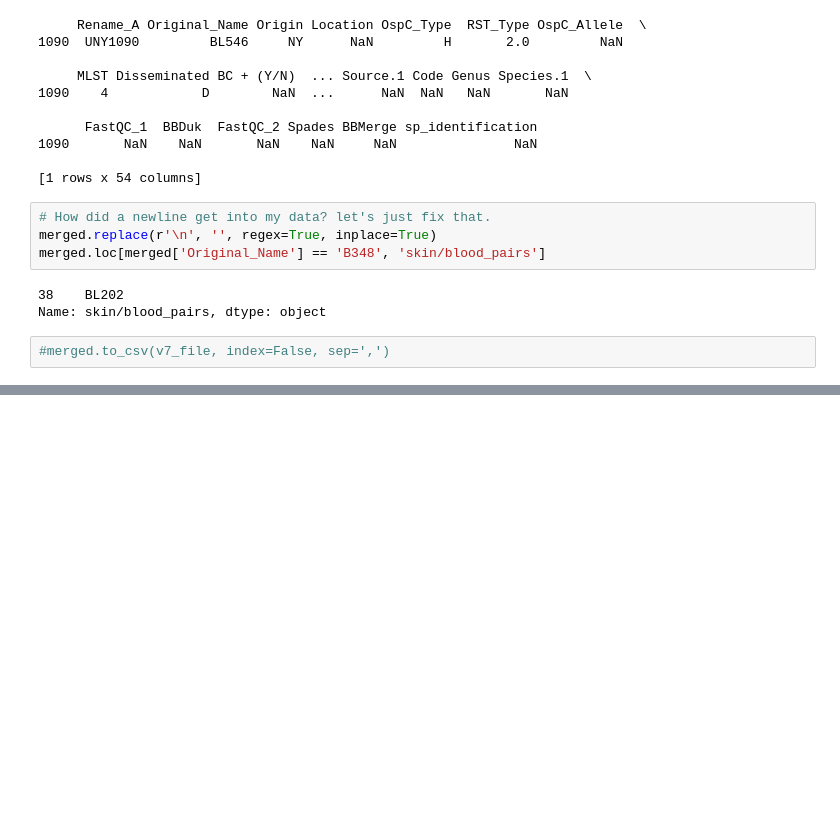
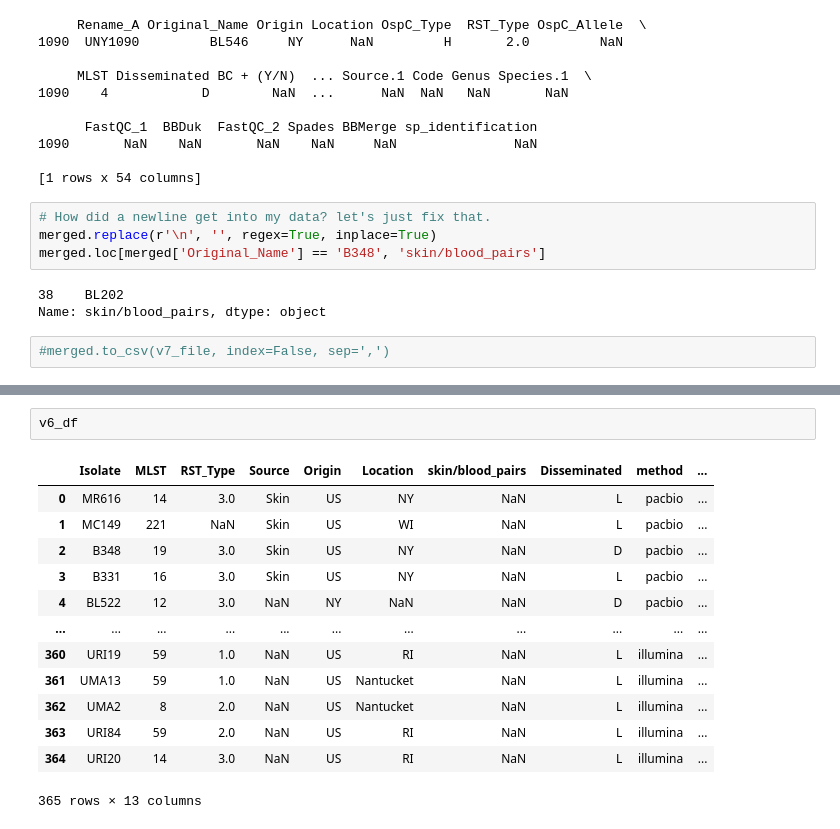
Before and after one commit to mjfos2r/longread_pangenome, a Jupyter notebook: notebooks/metadata/pair_finding/final_attempt.ipynb, the cells around one changed output, grey strips where cells are left out. Saved outputs shown, nothing was run; the diff lists cells and outputs as text; blank space fills up the shorter version.

```diff
--- a/notebooks/metadata/pair_finding/final_attempt.ipynb
+++ b/notebooks/metadata/pair_finding/final_attempt.ipynb
@@ -815,0 +815,16 @@ new: /Users/mf019/bioinformatics/longread_GWAS/assemblies/paired_assemblies/anno
+# %%
+v6_df
+# %% [output]
+|  | Isolate | MLST | RST_Type | Source | Origin | Location | skin/blood_pairs | Disseminated | method | ... |
+| 0 | MR616 | 14 | 3.0 | Skin | US | NY | NaN | L | pacbio | ... |
+| 1 | MC149 | 221 | NaN | Skin | US | WI | NaN | L | pacbio | ... |
+| 2 | B348 | 19 | 3.0 | Skin | US | NY | NaN | D | pacbio | ... |
+| 3 | B331 | 16 | 3.0 | Skin | US | NY | NaN | L | pacbio | ... |
+| 4 | BL522 | 12 | 3.0 | NaN | NY | NaN | NaN | D | pacbio | ... |
+| ... | ... | ... | ... | ... | ... | ... | ... | ... | ... | ... |
+| 360 | URI19 | 59 | 1.0 | NaN | US | RI | NaN | L | illumina | ... |
+| 361 | UMA13 | 59 | 1.0 | NaN | US | Nantucket | NaN | L | illumina | ... |
+| 362 | UMA2 | 8 | 2.0 | NaN | US | Nantucket | NaN | L | illumina | ... |
+| 363 | URI84 | 59 | 2.0 | NaN | US | RI | NaN | L | illumina | ... |
+| 364 | URI20 | 14 | 3.0 | NaN | US | RI | NaN | L | illumina | ... |
+365 rows × 13 columns
```
Also changed, not shown: parts of 25 cells of this notebook, 4 other files.
